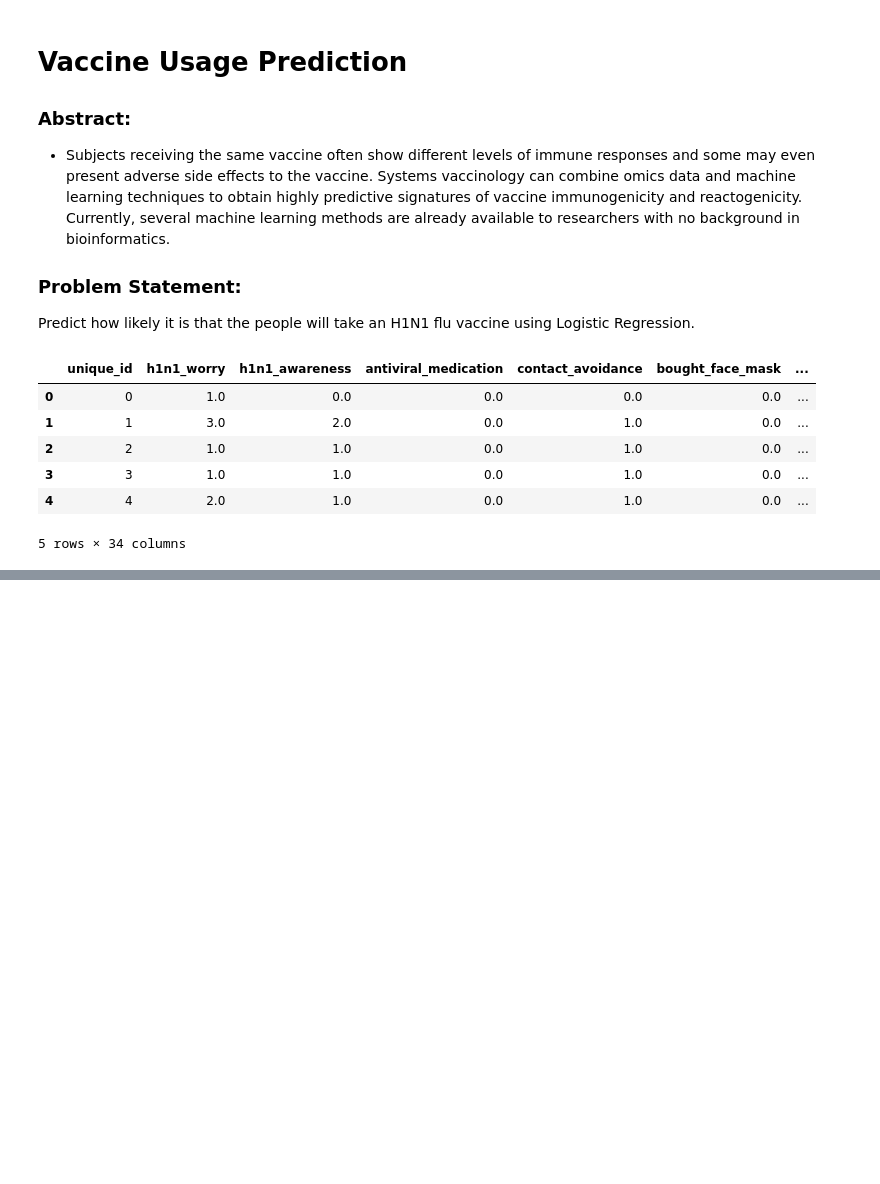
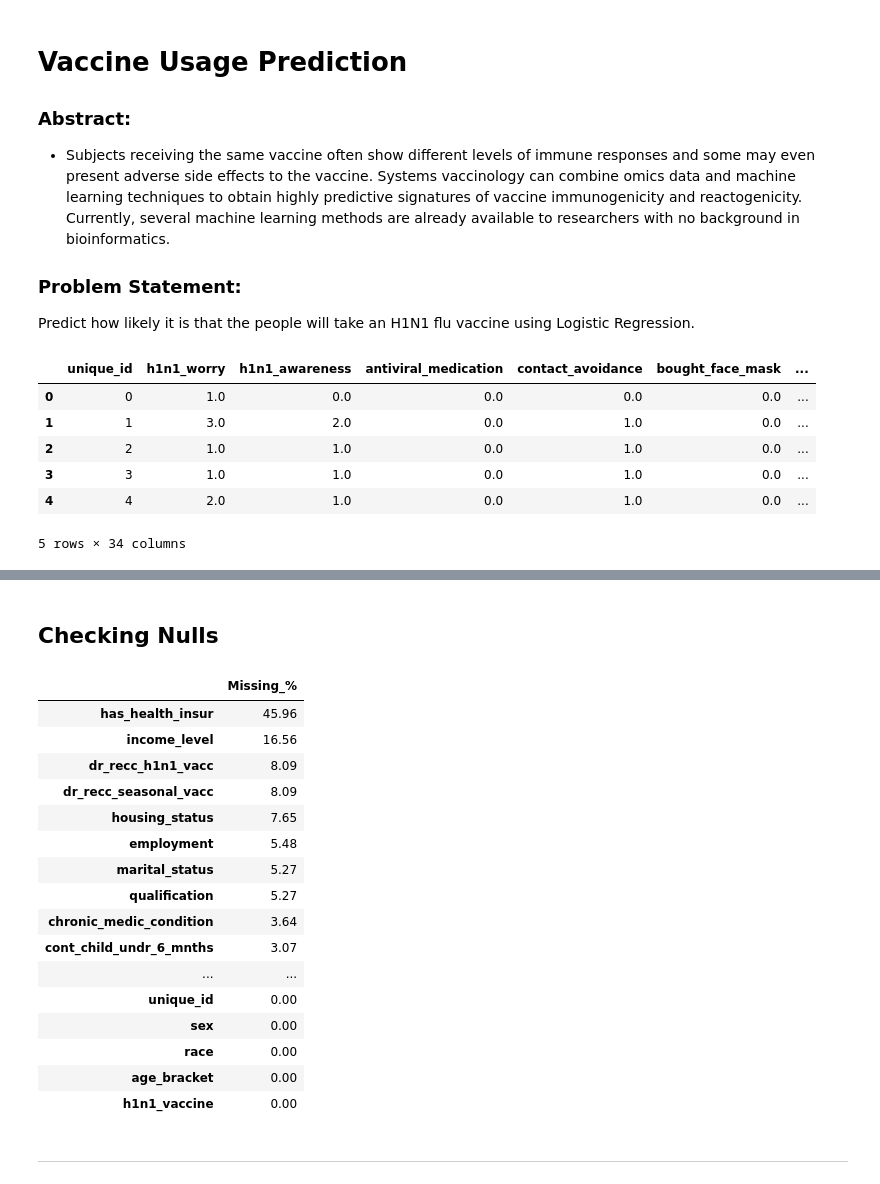
Before and after one commit to DarekarA/VaccinationUsagePrediction_H1N1, a Jupyter notebook: H1N1_Vaccine_Usage_Prediction.ipynb, the cells around one changed output, grey strips where cells are left out. Drawn from its saved outputs; the diff is of its cells as text; code cells hidden in the pictures; blank space fills up the shorter version.

```diff
--- a/H1N1_Vaccine_Usage_Prediction.ipynb
+++ b/H1N1_Vaccine_Usage_Prediction.ipynb
@@ -31,0 +88,26 @@ data.head()
+# %% [markdown]
+## Checking Nulls
+# %%
+Nulls = pd.DataFrame(np.round((data.isna().sum() / data.shape[0])*100 , 2) , columns=["Missing_%"] )
+Nulls.sort_values(by="Missing_%" , ascending=False ,inplace=True)
+Nulls
+# %% [output]
+|  | Missing_% |
+| has_health_insur | 45.96 |
+| income_level | 16.56 |
+| dr_recc_h1n1_vacc | 8.09 |
+| dr_recc_seasonal_vacc | 8.09 |
+| housing_status | 7.65 |
+| employment | 5.48 |
+| marital_status | 5.27 |
+| qualification | 5.27 |
+| chronic_medic_condition | 3.64 |
+| cont_child_undr_6_mnths | 3.07 |
+| ... | ... |
+| unique_id | 0.00 |
+| sex | 0.00 |
+| race | 0.00 |
+| age_bracket | 0.00 |
+| h1n1_vaccine | 0.00 |
+# %% [markdown]
+---
```
Also changed, not shown: parts of 12 cells of this notebook.
